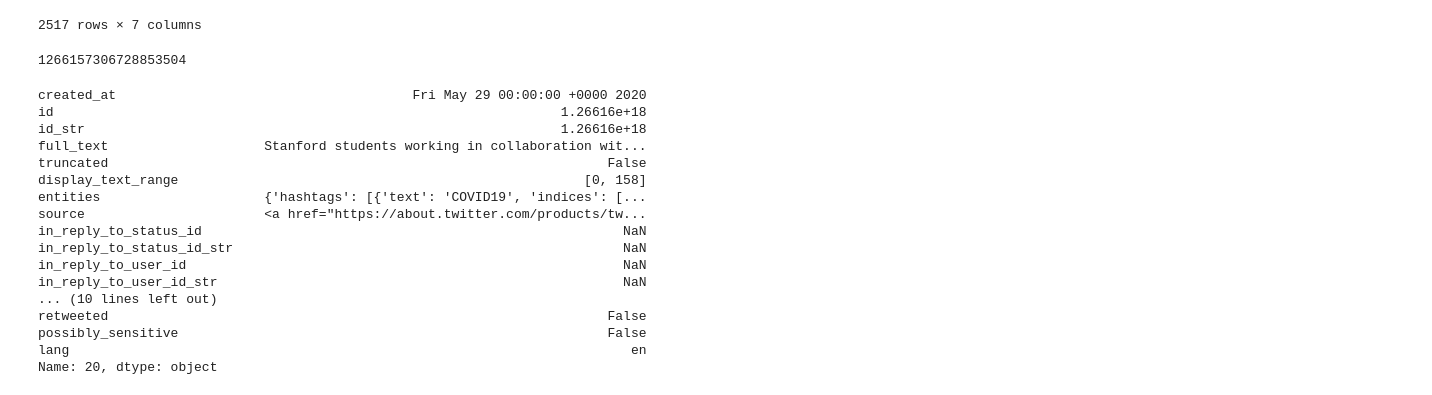
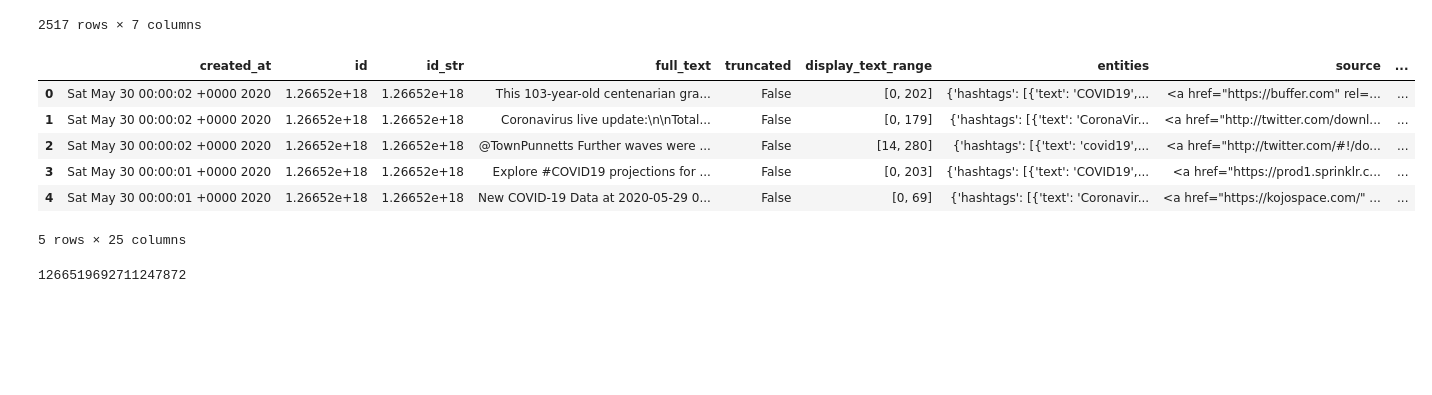
Before and after one commit to Rrishik/COVID-19-tweets, a Jupyter notebook: Daily Analysis.ipynb, the cells around one changed output. Saved outputs shown, nothing was run; the diff lists cells and outputs as text; code cells hidden in the pictures; blank space fills up the shorter version.

```diff
--- a/Daily Analysis.ipynb
+++ b/Daily Analysis.ipynb
@@ -565,27 +560,17 @@ t[(t.created_at > '05-22-2020 22:00:00') & (t.created_at < '05-23-2020 04:00:00'
 | 2147439 | 2020-05-23 00:00:02+00:00 | RT @WHO: "Initiatives to secure t... | {'hashtags': [{'text': 'diabetes'... | 2020-05-23 | 0.6901 | positive | GBR |
 2517 rows × 7 columns
 # %%
-a = pd.read_csv(main_dir + 'data_full/' + '05-28-2020_full.csv')
-int(a.iloc[20].id)
+a = pd.read_csv(main_dir + 'data_full/' + '05-29-2020_full.csv')
+a.head()
 # %% [output]
+|  | created_at | id | id_str | full_text | truncated | display_text_range | entities | source | ... |
+| 0 | Sat May 30 00:00:02 +0000 2020 | 1.26652e+18 | 1.26652e+18 | This 103-year-old centenarian gra... | False | [0, 202] | {'hashtags': [{'text': 'COVID19',... | <a href="https://buffer.com" rel=... | ... |
+| 1 | Sat May 30 00:00:02 +0000 2020 | 1.26652e+18 | 1.26652e+18 | Coronavirus live update:\n\nTotal... | False | [0, 179] | {'hashtags': [{'text': 'CoronaVir... | <a href="http://twitter.com/downl... | ... |
+| 2 | Sat May 30 00:00:02 +0000 2020 | 1.26652e+18 | 1.26652e+18 | @TownPunnetts Further waves were ... | False | [14, 280] | {'hashtags': [{'text': 'covid19',... | <a href="http://twitter.com/#!/do... | ... |
+| 3 | Sat May 30 00:00:01 +0000 2020 | 1.26652e+18 | 1.26652e+18 | Explore #COVID19 projections for ... | False | [0, 203] | {'hashtags': [{'text': 'COVID19',... | <a href="https://prod1.sprinklr.c... | ... |
+| 4 | Sat May 30 00:00:01 +0000 2020 | 1.26652e+18 | 1.26652e+18 | New COVID-19 Data at 2020-05-29 0... | False | [0, 69] | {'hashtags': [{'text': 'Coronavir... | <a href="https://kojospace.com/" ... | ... |
-1266157306728853504
+5 rows × 25 columns
-# %%
-a.iloc[20]
-# %% [output]
-created_at                                      Fri May 29 00:00:00 +0000 2020
-id                                                                 1.26616e+18
-id_str                                                             1.26616e+18
-full_text                    Stanford students working in collaboration wit...
-truncated                                                                False
-display_text_range                                                    [0, 158]
-entities                     {'hashtags': [{'text': 'COVID19', 'indices': [...
-source                       <a href="https://about.twitter.com/products/tw...
-in_reply_to_status_id                                                      NaN
-in_reply_to_status_id_str                                                  NaN
-in_reply_to_user_id                                                        NaN
-in_reply_to_user_id_str                                                    NaN
-... (10 lines left out)
-retweeted                                                                False
-possibly_sensitive                                                       False
-lang                                                                        en
-Name: 20, dtype: object
+# %%
+int(a.iloc[34].id)
+# %% [output]
+1266519692711247872
```
Also changed, not shown: parts of 6 cells of this notebook, 2 other files.
